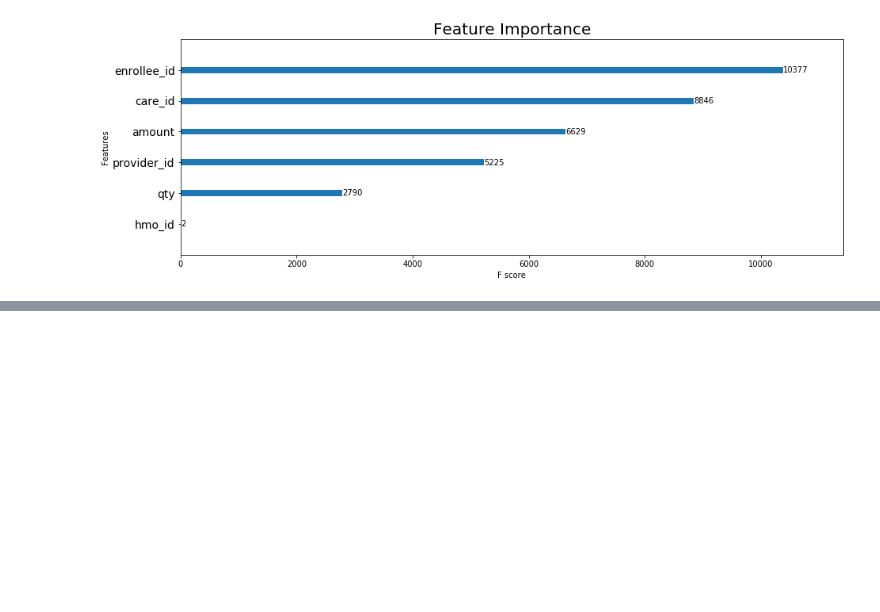
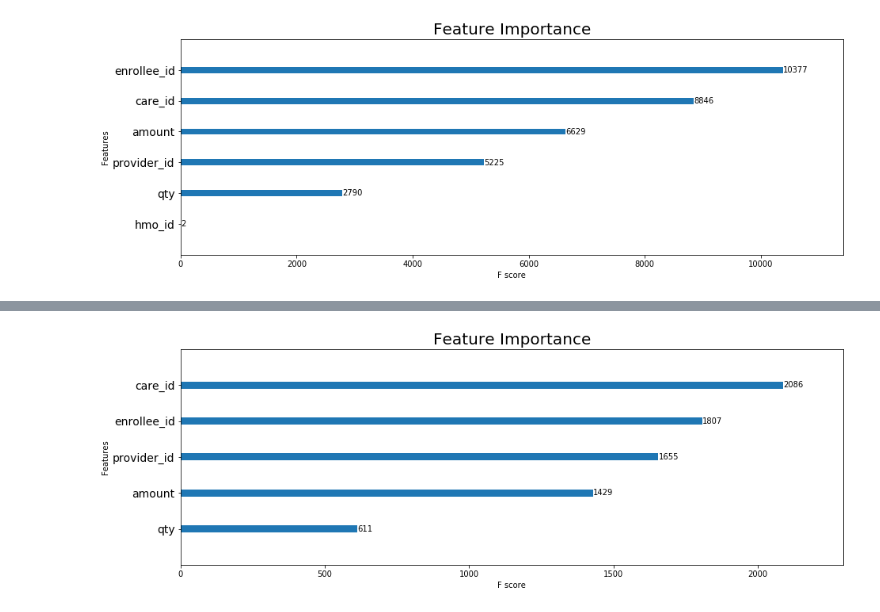
Before and after one commit to Shunling/Insight_HealthDataScience, a Jupyter notebook: Projects/P3/feature_importance.ipynb, the cells around one changed output, grey strips where cells are left out. Drawn from its saved outputs; the diff is of its cells as text; code cells hidden in the pictures; blank space fills up the shorter version.

```diff
--- a/Projects/P3/feature_importance.ipynb
+++ b/Projects/P3/feature_importance.ipynb
@@ -29,0 +35,5 @@ feature_importance(model1,columns)
+# %%
+model3 = pickle.load(open('Models/xgb.dat','rb'))
+feature_importance(model3,columns)
+# %% [output]
+[figure, added]
```
Also changed, not shown: parts of 1 cell of this notebook.
